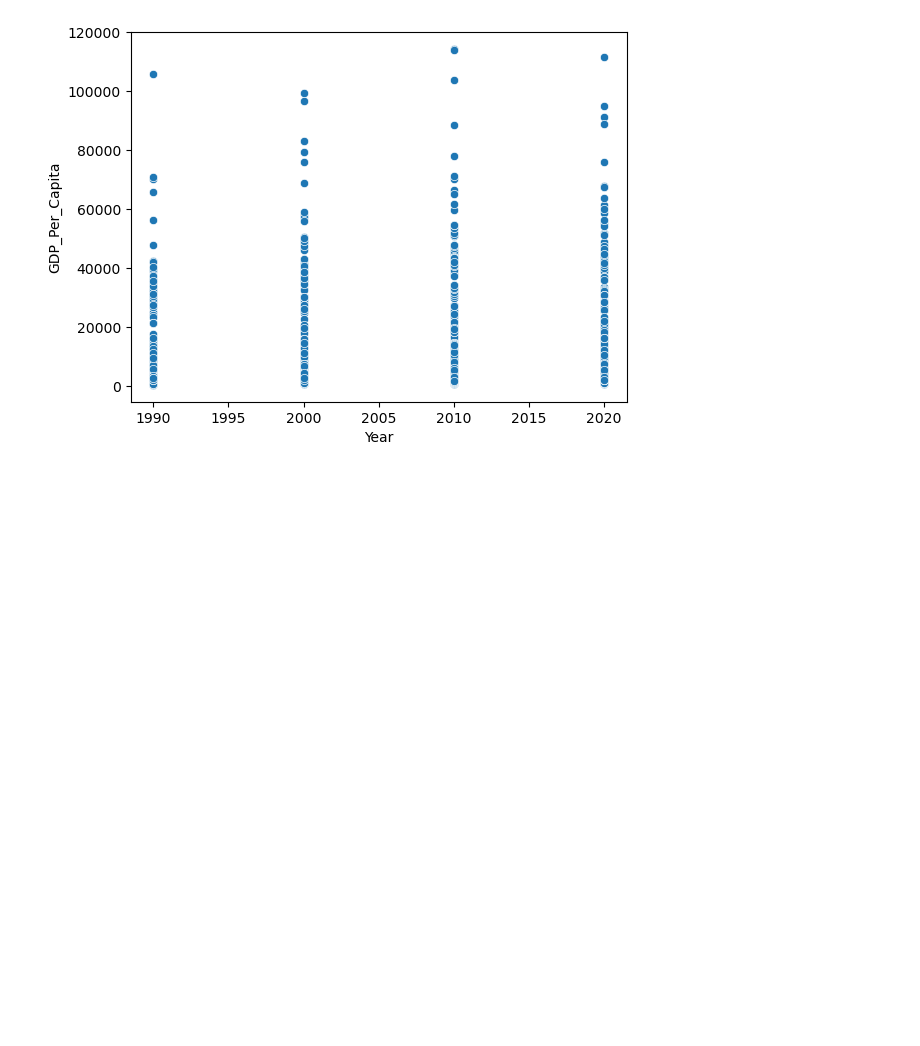
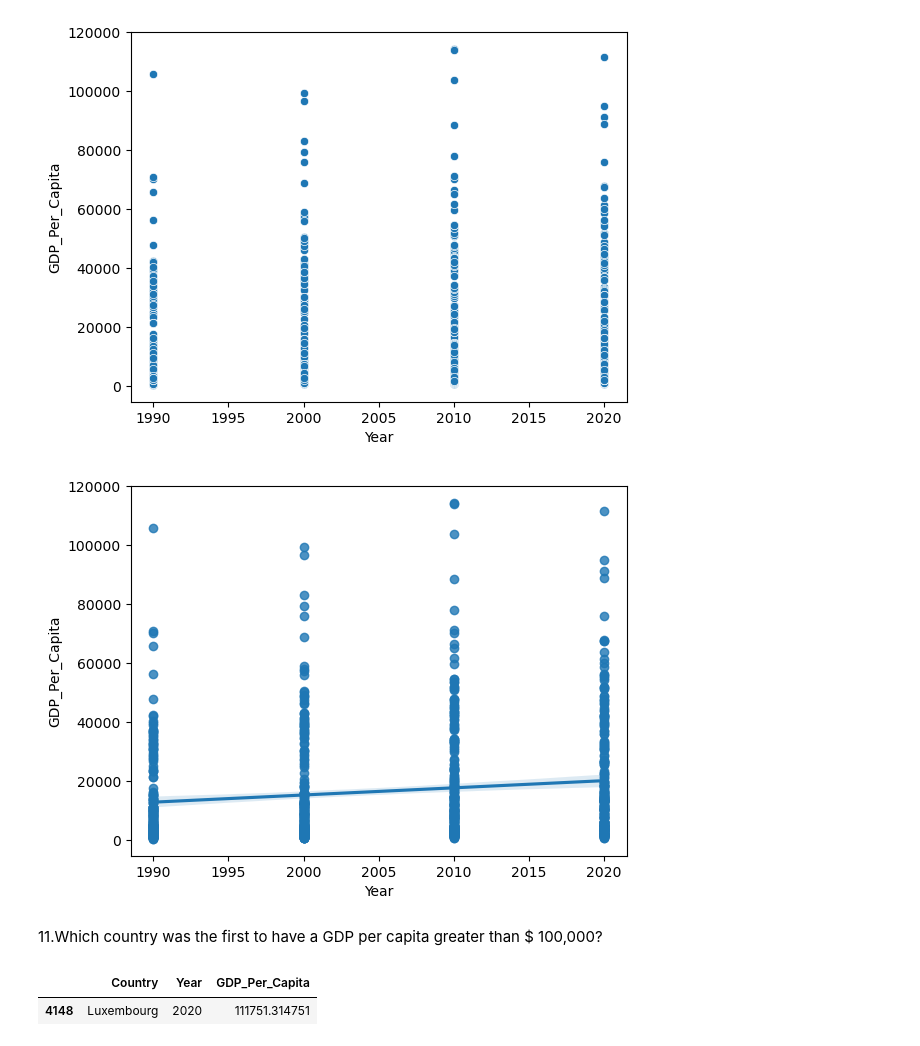
Before and after one commit to NSS-Data-Analytics-Cohort-10/gdp-and-internet-usage-HTMIV, a Jupyter notebook: Notebooks/Percapita.ipynb, the cells around one changed output. Saved outputs shown, nothing was run; the diff lists cells and outputs as text; code cells hidden in the pictures; blank space fills up the shorter version.

```diff
--- a/Notebooks/Percapita.ipynb
+++ b/Notebooks/Percapita.ipynb
@@ -167,4 +170,9 @@ sns.scatterplot(data = gdp_decades, x = "Year", y = "GDP_Per_Capita");
 # %% [output]
 [figure]
 # %%
-sns.barplot(data = gdp_decades, x = "Year", y = "GDP_Per_Capita");
+sns.regplot(data = gdp_decades, x = "Year", y = "GDP_Per_Capita")
+plt.show()
+# %% [output]
+[figure, added]
+# %% [markdown]
+11.Which country was the first to have a GDP per capita greater than $ 100,000?
@@ -170,0 +181,6 @@ sns.barplot(data = gdp_decades, x = "Year", y = "GDP_Per_Capita");
+# %%
+gdp_largest_2020 = gdp_df.loc[gdp_df["Year"]==2020]
+gdp_largest_2020.nlargest(1,"GDP_Per_Capita")
+# %% [output]
+|  | Country | Year | GDP_Per_Capita |
+| 4148 | Luxembourg | 2020 | 111751.314751 |
```
Also changed, not shown: parts of 5 cells of this notebook.
